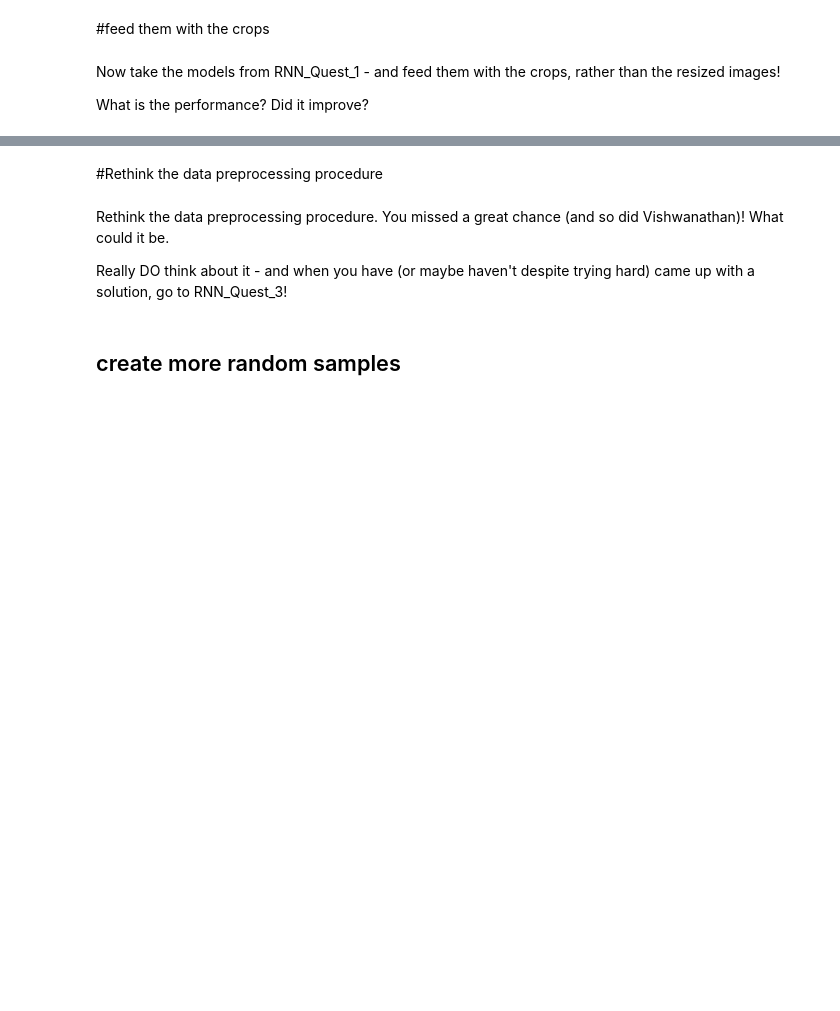
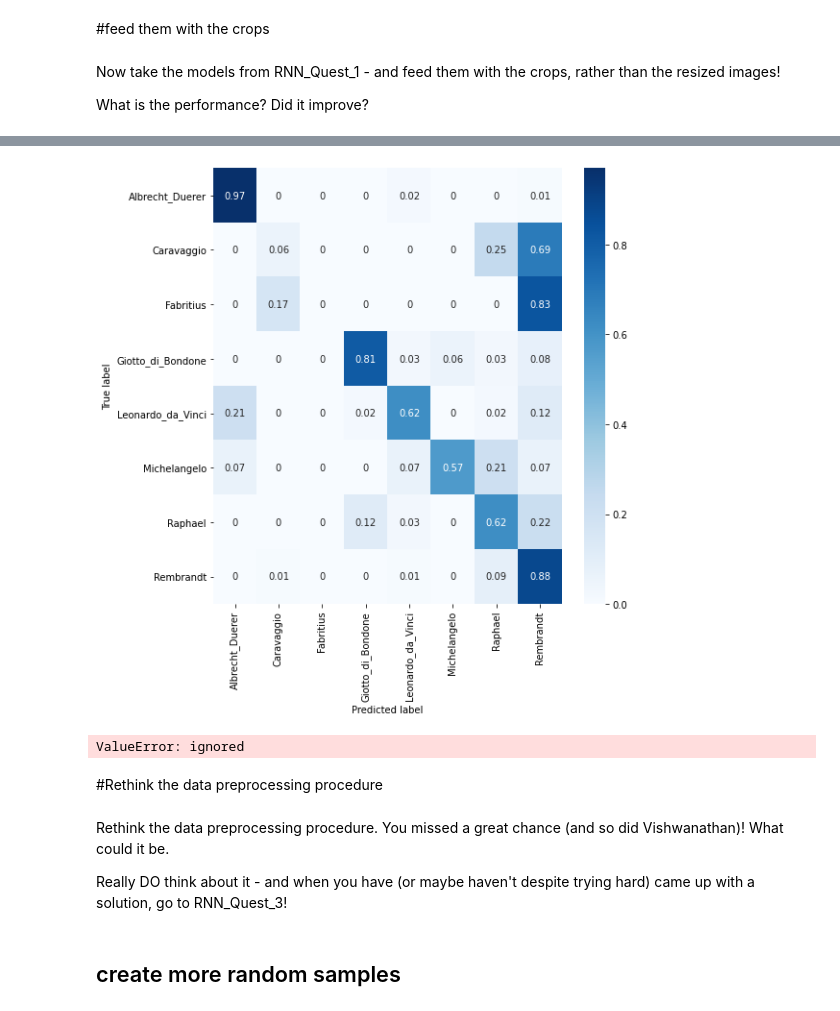
Before and after one commit to martinfinis/HelloCodeSchoolProject, a Jupyter notebook: RNN_Quest_2_Martin.ipynb, the cells around one changed output, grey strips where cells are left out. Saved outputs shown, nothing was run; the diff lists cells and outputs as text; code cells hidden in the pictures; blank space fills up the shorter version.

```diff
--- a/RNN_Quest_2_Martin.ipynb
+++ b/RNN_Quest_2_Martin.ipynb
@@ -654,0 +757,4 @@ What is the performance? Did it improve?
+# %%
+train_generator = train_gen.flow_from_directory(directory="/content/local_data/crop_1/train",target_size=(224,224),batch_size=16,shuffle=True,seed=42)
+valid_generator = validation_gen.flow_from_directory(directory="/content/local_data/crop_1/validation",target_size=(224,224),batch_size=16,shuffle=False,seed=42)
+test_generator = test_gen.flow_from_directory(directory="/content/local_data/crop_1/test", target_size=(224,224),batch_size=16,shuffle=False,seed=42)
@@ -654,0 +814,2 @@ What is the performance? Did it improve?
+# %%
+best_keras_applications_VGG16_model = load_model('keras_applications_VGG16')
@@ -654,0 +820,6 @@ What is the performance? Did it improve?
+# %%
+y_predict_vgg16_model = best_keras_applications_VGG16_model.predict(test_generator)
+# %%
+plot_confusion_matrix_x(test_generator.classes,y_predict_vgg16_model,artist_list)
+# %% [output]
+[figure, added]
@@ -655,3 +829,9 @@ What is the performance? Did it improve?
+# %%
+from sklearn.metrics import classification_report
+#plot_confusion_matrix_x(test_generator.classes,y_predict_vgg16_model,artist_list)
+print(classification_report(test_generator.classes, pred, target_names=test_generator.class_indices))
+# %% [output]
+ValueError: ignored
 # %% [markdown]
 #Rethink the data preprocessing procedure
 # %% [markdown]
```
Also changed, not shown: parts of 55 cells of this notebook.
